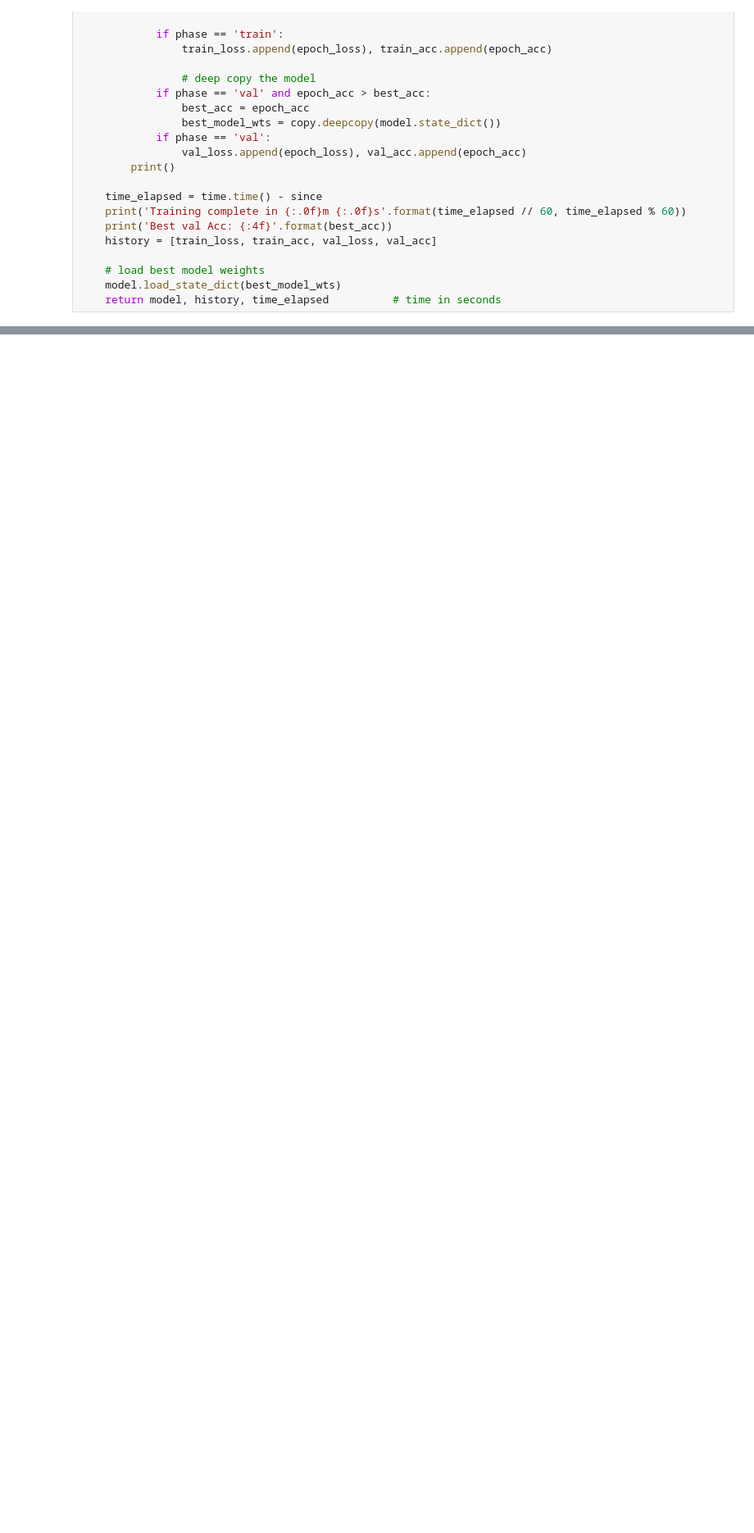
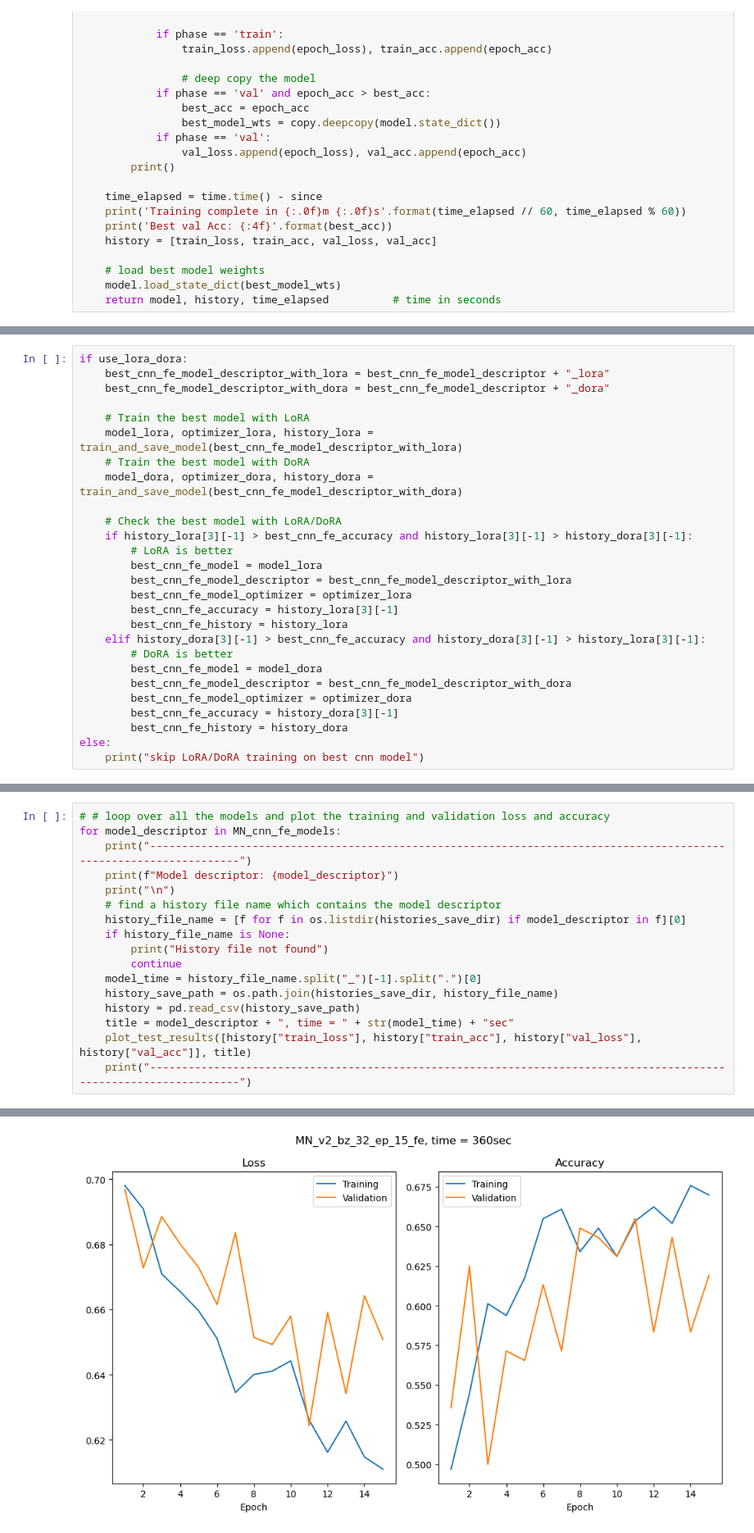
Before and after one commit to hadar-hai/deep-learn-project, a Jupyter notebook: CNN+ViT_compare_.ipynb, the cells around one changed output, grey strips where cells are left out. Shown at 82% size. Drawn from its saved outputs; the diff is of its cells as text; blank space fills up the shorter version.

```diff
--- a/CNN+ViT_compare_.ipynb
+++ b/CNN+ViT_compare_.ipynb
@@ -397,0 +457,27 @@ Skipping this model, not fully implemented yet
+# %%
+if use_lora_dora:
+    best_cnn_fe_model_descriptor_with_lora = best_cnn_fe_model_descriptor + "_lora"
+    best_cnn_fe_model_descriptor_with_dora = best_cnn_fe_model_descriptor + "_dora"
+
+    # Train the best model with LoRA
+    model_lora, optimizer_lora, history_lora = train_and_save_model(best_cnn_fe_model_descriptor_with_lora)
+    # Train the best model with DoRA
+    model_dora, optimizer_dora, history_dora = train_and_save_model(best_cnn_fe_model_descriptor_with_dora)
+
+    # Check the best model with LoRA/DoRA
+    if history_lora[3][-1] > best_cnn_fe_accuracy and history_lora[3][-1] > history_dora[3][-1]:
+        # LoRA is better
+        best_cnn_fe_model = model_lora
+        best_cnn_fe_model_descriptor = best_cnn_fe_model_descriptor_with_lora
+        best_cnn_fe_model_optimizer = optimizer_lora
+        best_cnn_fe_accuracy = history_lora[3][-1]
+        best_cnn_fe_history = history_lora
+    elif history_dora[3][-1] > best_cnn_fe_accuracy and history_dora[3][-1] > history_lora[3][-1]:
+        # DoRA is better
+        best_cnn_fe_model = model_dora
+        best_cnn_fe_model_descriptor = best_cnn_fe_model_descriptor_with_dora
+        best_cnn_fe_model_optimizer = optimizer_dora
+        best_cnn_fe_accuracy = history_dora[3][-1]
+        best_cnn_fe_history = history_dora
+else:
+    print("skip LoRA/DoRA training on best cnn model")
@@ -445,0 +721,18 @@ plot_test_results(best_history)
+# %%
+# # loop over all the models and plot the training and validation loss and accuracy
+for model_descriptor in MN_cnn_fe_models:
+    print("-------------------------------------------------------------------------------------------------------------------")
+    print(f"Model descriptor: {model_descriptor}")
+    print("\n")
+    # find a history file name which contains the model descriptor
+    history_file_name = [f for f in os.listdir(histories_save_dir) if model_descriptor in f][0]
+    if history_file_name is None:
+        print("History file not found")
+        continue
+    model_time = history_file_name.split("_")[-1].split(".")[0]
+    history_save_path = os.path.join(histories_save_dir, history_file_name)
+    history = pd.read_csv(history_save_path)
+    title = model_descriptor + ", time = " + str(model_time) + "sec"
+    plot_test_results([history["train_loss"], history["train_acc"], history["val_loss"], history["val_acc"]], title)
+    print("-------------------------------------------------------------------------------------------------------------------")
+# %% [output]
@@ -445,0 +741 @@ plot_test_results(best_history)
+[figure, added]
```
Also changed, not shown: parts of 26 cells of this notebook.
